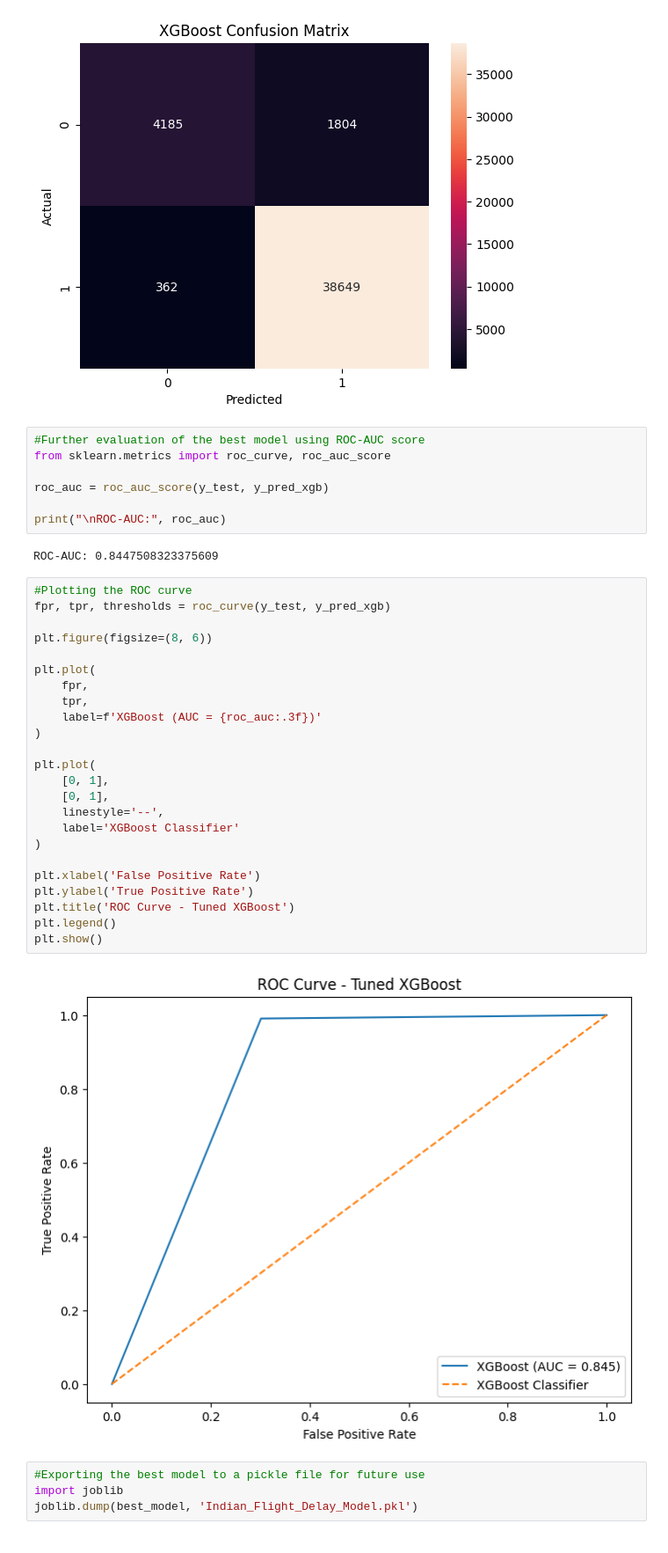
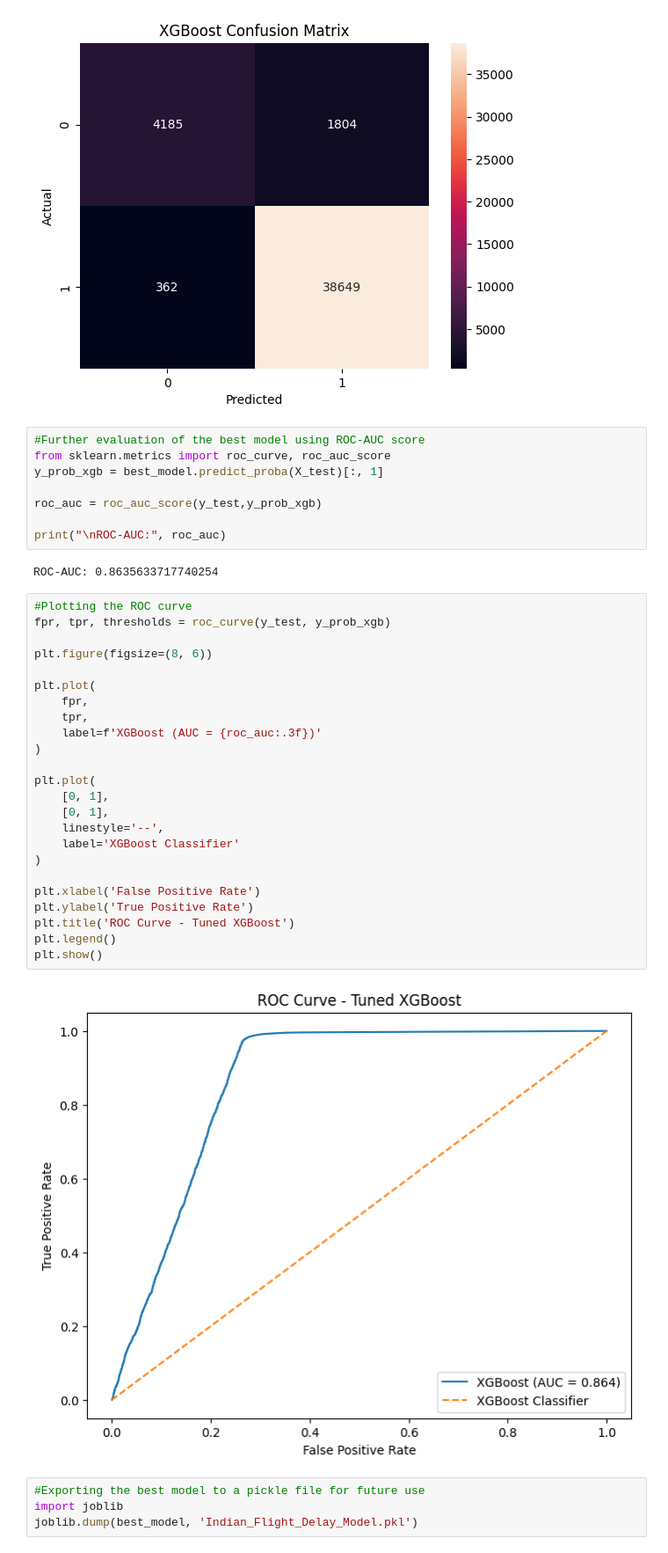
Before and after one commit to AustinMaithya/India-Flight-Delay-Prediction, a Jupyter notebook: Project.ipynb, the cells around one changed output. Shown at 88% size. Drawn from its saved outputs; the diff is of its cells as text.

```diff
--- a/Project.ipynb
+++ b/Project.ipynb
@@ -451,38 +452,39 @@ plt.show()
 # %%
 #Further evaluation of the best model using ROC-AUC score
 from sklearn.metrics import roc_curve, roc_auc_score
+y_prob_xgb = best_model.predict_proba(X_test)[:, 1]
 
-roc_auc = roc_auc_score(y_test, y_pred_xgb)
+roc_auc = roc_auc_score(y_test,y_prob_xgb)
 
 print("\nROC-AUC:", roc_auc)
 # %% [output]
-ROC-AUC: 0.8447508323375609
+ROC-AUC: 0.8635633717740254
 # %%
 #Plotting the ROC curve
-fpr, tpr, thresholds = roc_curve(y_test, y_pred_xgb)
+fpr, tpr, thresholds = roc_curve(y_test, y_prob_xgb)
 
 plt.figure(figsize=(8, 6))
 
 plt.plot(
     fpr,
     tpr,
     label=f'XGBoost (AUC = {roc_auc:.3f})'
 )
 
 plt.plot(
     [0, 1],
     [0, 1],
     linestyle='--',
     label='XGBoost Classifier'
 )
 
 plt.xlabel('False Positive Rate')
 plt.ylabel('True Positive Rate')
 plt.title('ROC Curve - Tuned XGBoost')
 plt.legend()
 plt.show()
 # %% [output]
-[figure, old version]
+[figure, new version]
 # %%
 #Exporting the best model to a pickle file for future use
 import joblib
```
Also changed, not shown: parts of 13 cells of this notebook.
